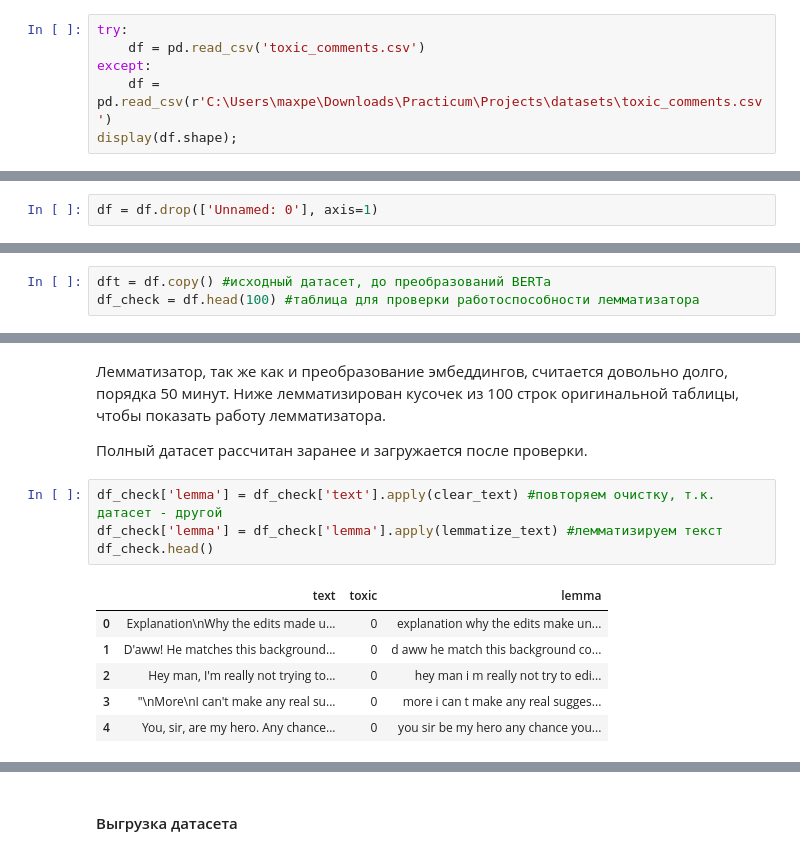
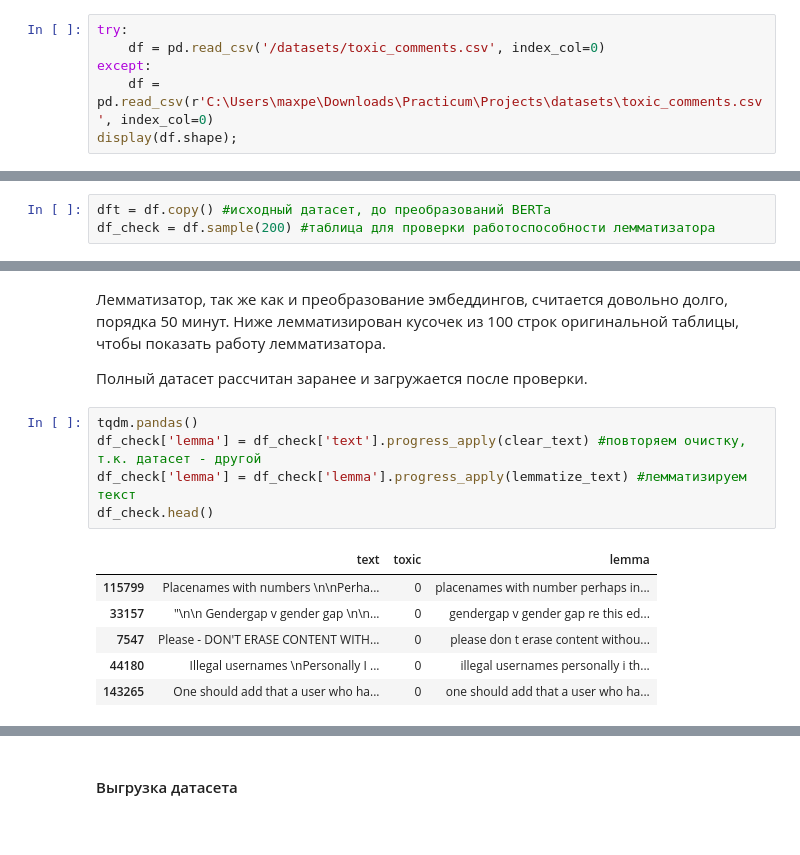
Before and after one commit to rustyt0aster/project13_BERT, a Jupyter notebook: project13_BERT.ipynb, the cells around one changed output, grey strips where cells are left out. Drawn from its saved outputs; the diff is of its cells as text.

```diff
--- a/project13_BERT.ipynb
+++ b/project13_BERT.ipynb
@@ -70,8 +147,8 @@ max_len = 512
 ### Знакомство с данными
 # %%
 try:
-    df = pd.read_csv('toxic_comments.csv')
+    df = pd.read_csv('/datasets/toxic_comments.csv', index_col=0)
 except:
-    df = pd.read_csv(r'C:\Users\maxpe\Downloads\Practicum\Projects\datasets\toxic_comments.csv')
+    df = pd.read_csv(r'C:\Users\maxpe\Downloads\Practicum\Projects\datasets\toxic_comments.csv', index_col=0)
 display(df.shape);
 # %% [output]
@@ -103,2 +208,0 @@ df.head()
-# %%
-df = df.drop(['Unnamed: 0'], axis=1)
@@ -473,6 +725,6 @@ bert_result_table
 #### Подгрузка необходимых данных
 # %%
 dft = df.copy() #исходный датасет, до преобразований BERTa
-df_check = df.head(100) #таблица для проверки работоспособности лемматизатора
+df_check = df.sample(200) #таблица для проверки работоспособности лемматизатора
 # %%
 #загружаем необходимые дополнения для библиотеки
@@ -528,13 +776,14 @@ def lemmatize_text(text):
 
 Полный датасет рассчитан заранее и загружается после проверки.
 # %%
-df_check['lemma'] = df_check['text'].apply(clear_text) #повторяем очистку, т.к. датасет - другой
-df_check['lemma'] = df_check['lemma'].apply(lemmatize_text) #лемматизируем текст
+tqdm.pandas()
+df_check['lemma'] = df_check['text'].progress_apply(clear_text) #повторяем очистку, т.к. датасет - другой
+df_check['lemma'] = df_check['lemma'].progress_apply(lemmatize_text) #лемматизируем текст
 df_check.head()
 # %% [output]
 |  | text | toxic | lemma |
-| 0 | Explanation\nWhy the edits made u... | 0 | explanation why the edits make un... |
-| 1 | D'aww! He matches this background... | 0 | d aww he match this background co... |
-| 2 | Hey man, I'm really not trying to... | 0 | hey man i m really not try to edi... |
-| 3 | "\nMore\nI can't make any real su... | 0 | more i can t make any real sugges... |
-| 4 | You, sir, are my hero. Any chance... | 0 | you sir be my hero any chance you... |
+| 115799 | Placenames with numbers \n\nPerha... | 0 | placenames with number perhaps in... |
+| 33157 | "\n\n Gendergap v gender gap \n\n... | 0 | gendergap v gender gap re this ed... |
+| 7547 | Please - DON'T ERASE CONTENT WITH... | 0 | please don t erase content withou... |
+| 44180 | Illegal usernames \nPersonally I ... | 0 | illegal usernames personally i th... |
+| 143265 | One should add that a user who ha... | 0 | one should add that a user who ha... |
```
Also changed, not shown: parts of 96 cells of this notebook, 1 other file.
